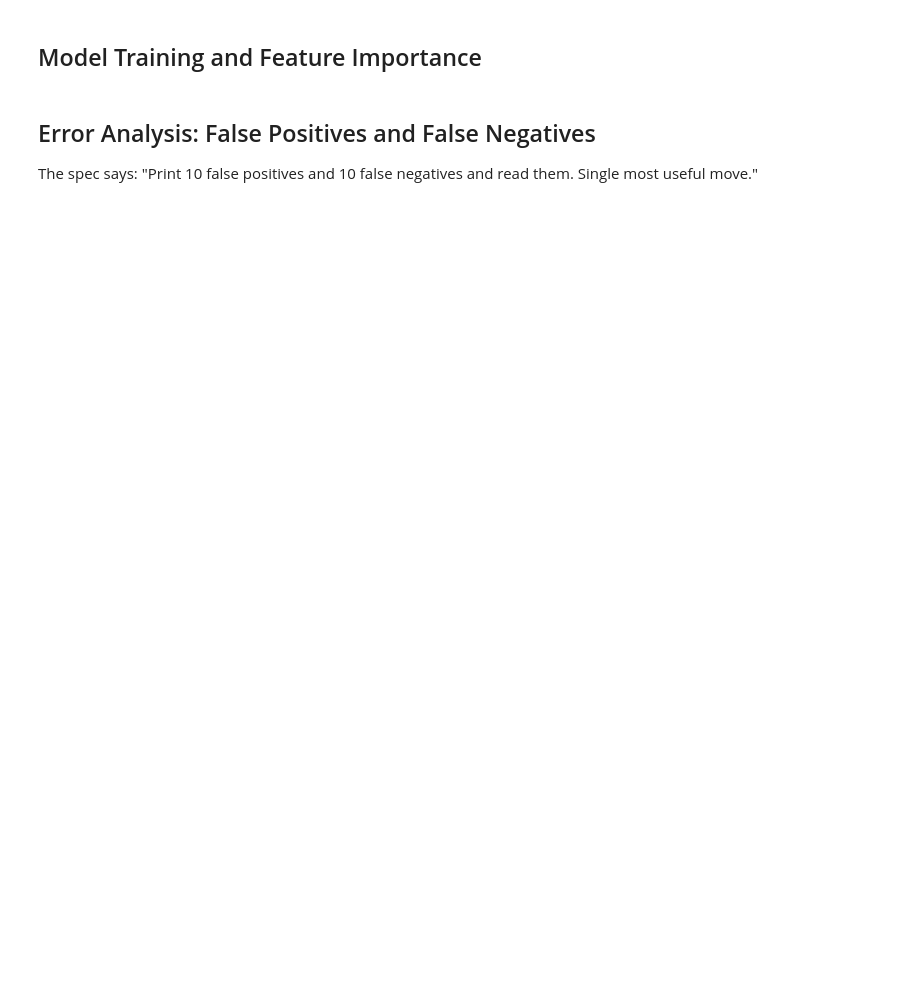
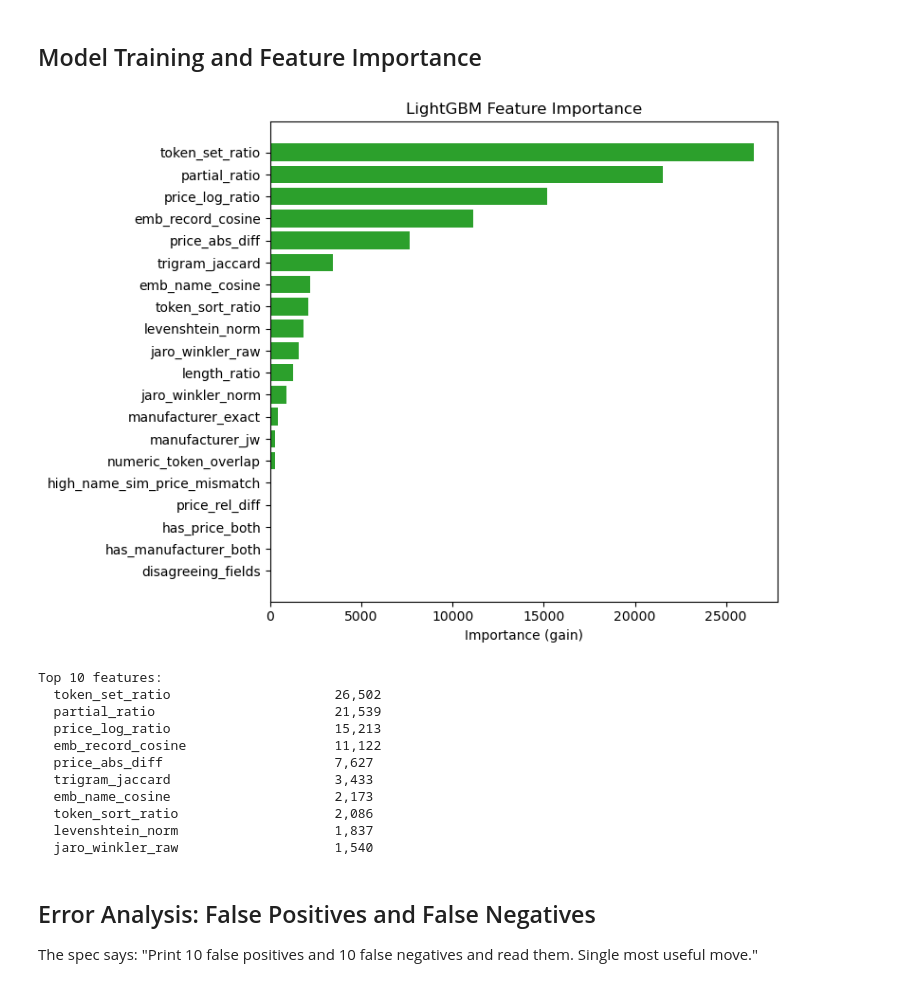
Before and after one commit to PH-Gousse/entity-resolution-pipeline, a Jupyter notebook: notebooks/02_features_model.ipynb, the cells around one changed output. Saved outputs shown, nothing was run; the diff lists cells and outputs as text; code cells hidden in the pictures; blank space fills up the shorter version.

```diff
--- a/notebooks/02_features_model.ipynb
+++ b/notebooks/02_features_model.ipynb
@@ -48,21 +59,34 @@ plt.show()
 # %%
 import lightgbm as lgb
 
-model = lgb.Booster(model_file="../artifacts/model.txt")
+model = lgb.Booster(model_file="artifacts/model.txt")
 
 importance = model.feature_importance(importance_type="gain")
 sorted_idx = np.argsort(importance)
 
 fig, ax = plt.subplots(figsize=(8, 6))
 ax.barh([FEATURE_NAMES[i] for i in sorted_idx], importance[sorted_idx], color="tab:green")
 ax.set_xlabel("Importance (gain)")
 ax.set_title("LightGBM Feature Importance")
 plt.tight_layout()
 plt.show()
 
 print("\nTop 10 features:")
 for i in sorted_idx[::-1][:10]:
     print(f"  {FEATURE_NAMES[i]:35s} {importance[i]:,.0f}")
+# %% [output]
+[figure, added]
+Top 10 features:
+  token_set_ratio                     26,502
+  partial_ratio                       21,539
+  price_log_ratio                     15,213
+  emb_record_cosine                   11,122
+  price_abs_diff                      7,627
+  trigram_jaccard                     3,433
+  emb_name_cosine                     2,173
+  token_sort_ratio                    2,086
+  levenshtein_norm                    1,837
+  jaro_winkler_raw                    1,540
 # %% [markdown]
 ## Error Analysis: False Positives and False Negatives
 
```
Also changed, not shown: parts of 3 cells of this notebook, 4 other files.
